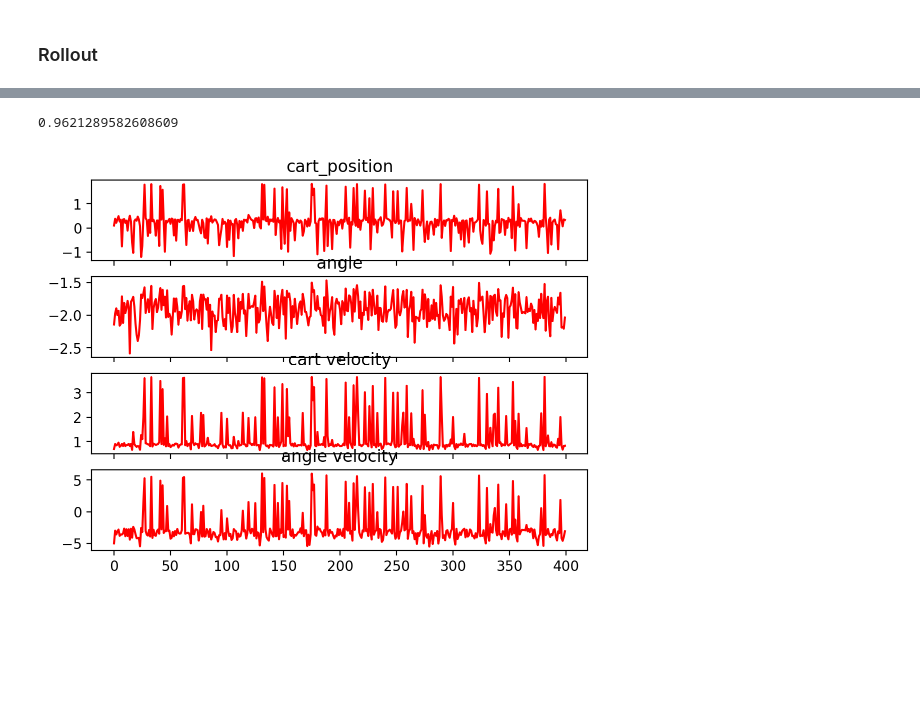
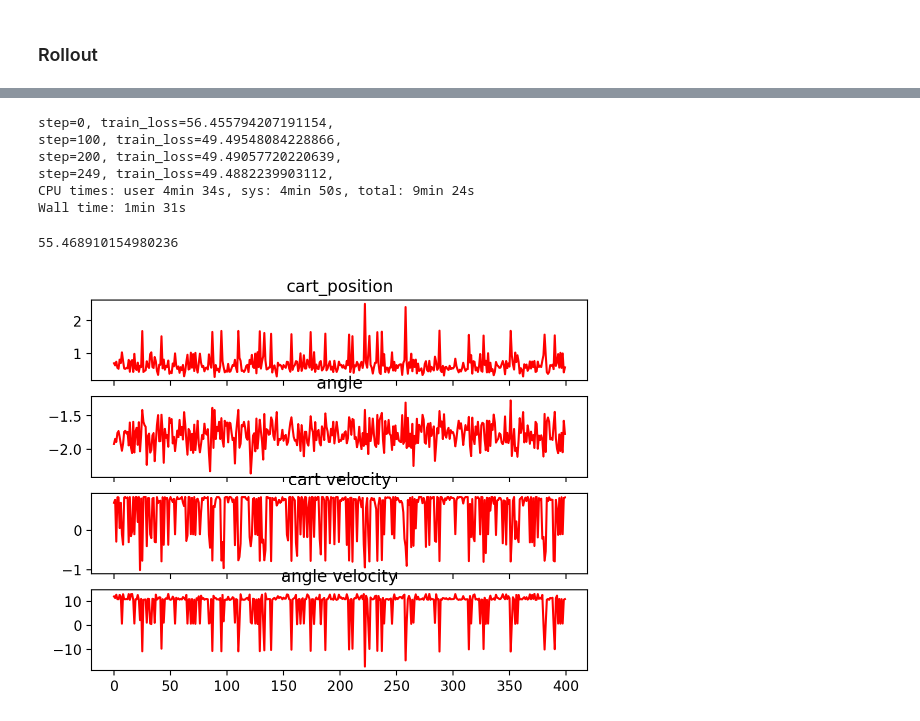
Before and after one commit to mathDR/jax-mc-pilco, a Jupyter notebook: src/jax_mc_pilco/pilco_testing_inv_pend_notebook.ipynb, the cells around one changed output, grey strips where cells are left out. Cells and saved outputs as stored; diff of their text form; code cells hidden in the pictures; blank space fills up the shorter version.

```diff
--- a/src/jax_mc_pilco/pilco_testing_inv_pend_notebook.ipynb
+++ b/src/jax_mc_pilco/pilco_testing_inv_pend_notebook.ipynb
@@ -291,14 +207,3 @@ plt.plot(losses)
 # %%
-cost, samps = rollout_check(
-    control_policy,
-    initial_particles,
-    model,
-    jnp.arange(control_horizon),
-)
-titles = ['cart_position','angle','cart velocity','angle velocity']
-fig, ax = plt.subplots(4,1,sharex=True)
-for i in range(4):
-    ax[i].plot(samps[:,i],color='red')
-    ax[i].set_title(titles[i]);
-plt.show()
+all_samples.shape
 # %% [output]
@@ -305,0 +211,8 @@ plt.show()
+# %%
+titles = ['cart_position','sin angle','cos angle', 'cart velocity','angle velocity']
+fig, ax = plt.subplots(state_dim,1,sharex=True)
+for i in range(state_dim):
+    for particle in range(100):
+        ax[i].plot(all_samples[:,particle,i])
+    ax[i].set_title(titles[i]);
+plt.show()
@@ -363,7 +269,8 @@ initial_particles = model.get_samples(key, jnp.array([x]), jnp.array([u]), num_p
 %%time
 control_policy, losses = fit_controller(
     policy=control_policy,
-    samples=initial_particles,
+    env=env,
+    num_particles=num_particles,
     timesteps=jnp.arange(control_horizon),
     gp_model=model,
     optim=optimizer,
@@ -384,18 +291,37 @@ plt.plot(losses)
+# %%
+%%time
+control_policy, losses = fit_controller(
+    policy=control_policy,
+    env=env,
+    num_particles=num_particles,
+    timesteps=jnp.arange(control_horizon),
+    gp_model=model,
+    optim=optimizer,
+    num_iters=250
+)
+# %% [output]
+step=0, train_loss=56.455794207191154,
+step=100, train_loss=49.49548084228866,
+step=200, train_loss=49.49057720220639,
+step=249, train_loss=49.4882239903112,
+CPU times: user 4min 34s, sys: 4min 50s, total: 9min 24s
+Wall time: 1min 31s
 # %%
 cost, samps = rollout_check(
     control_policy,
-    initial_particles,
+    env,
+    num_particles,
     model,
     jnp.arange(control_horizon),
 )
 print(cost)
 titles = ['cart_position','angle','cart velocity','angle velocity']
 fig, ax = plt.subplots(4,1,sharex=True)
 for i in range(4):
     ax[i].plot(samps[:,i],color='red')
     ax[i].set_title(titles[i]);
 plt.show()
 # %% [output]
-0.9621289582608609
+55.468910154980236
-[figure, old version]
+[figure, new version]
 # %%
```
Also changed, not shown: parts of 30 cells of this notebook, 2 other files.
